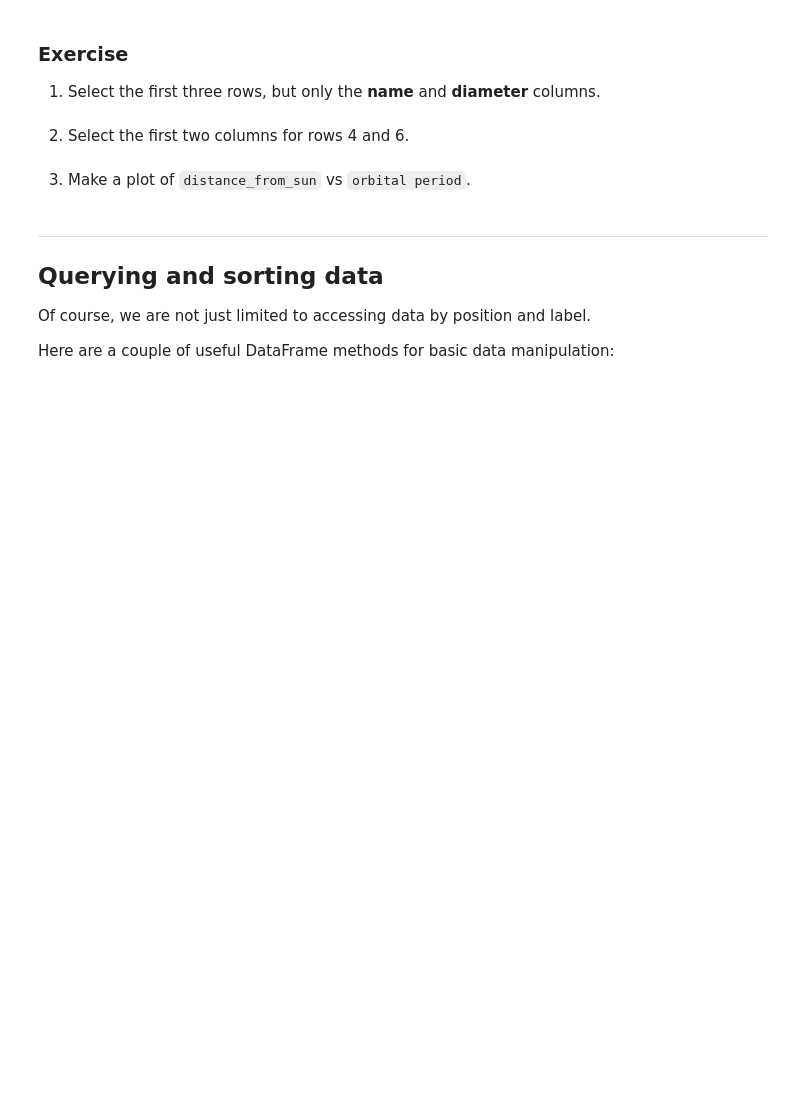
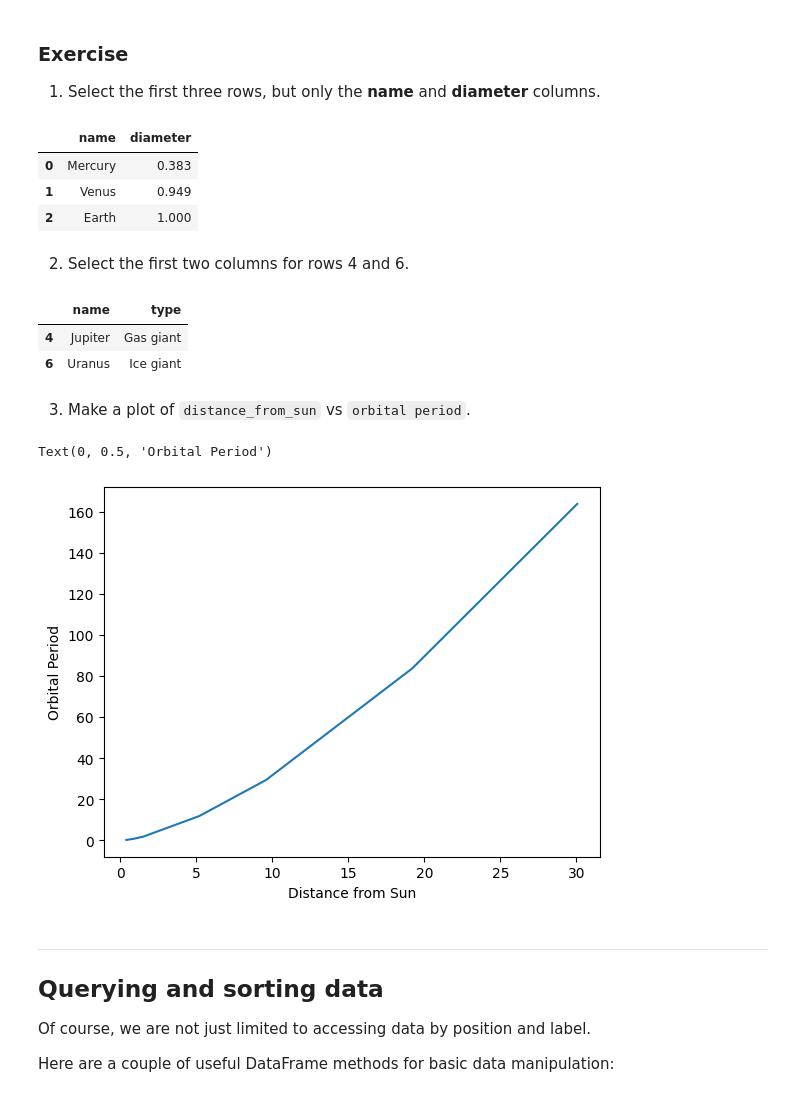
Before and after one commit to ada-4a03fa39b6/RCDS-Summer-School-2025, a Jupyter notebook: 4_Thursday/1 - Getting Started with Pandas.ipynb, the cells around one changed output. Cells and saved outputs as stored; diff of their text form; code cells hidden in the pictures; blank space fills up the shorter version.

```diff
--- a/4_Thursday/1 - Getting Started with Pandas.ipynb
+++ b/4_Thursday/1 - Getting Started with Pandas.ipynb
@@ -146,10 +297,35 @@ planets[['name','mass']]
 ### Exercise
 
 1. Select the first three rows, but only the **name** and **diameter** columns.
+# %%
+planets[["name", "diameter"]].iloc[:3]
+# %% [output]
+|  | name | diameter |
+| 0 | Mercury | 0.383 |
+| 1 | Venus | 0.949 |
+| 2 | Earth | 1.000 |
 # %% [markdown]
 2. Select the first two columns for rows 4 and 6.
+# %%
+planets.iloc[[4,6],:2]
+# %% [output]
+|  | name | type |
+| 4 | Jupiter | Gas giant |
+| 6 | Uranus | Ice giant |
 # %% [markdown]
 3. Make a plot of `distance_from_sun` vs `orbital period`.
+# %%
+import matplotlib.pyplot as plt
+
+d = planets["distance_from_sun"]
+period = planets["orbital_period"]
+
+plt.plot(d,period)
+plt.xlabel("Distance from Sun")
+plt.ylabel("Orbital Period")
+# %% [output]
+Text(0, 0.5, 'Orbital Period')
+[figure, added]
 # %% [markdown]
 ***
 
```
Also changed, not shown: parts of 34 cells of this notebook, 3 other files.
